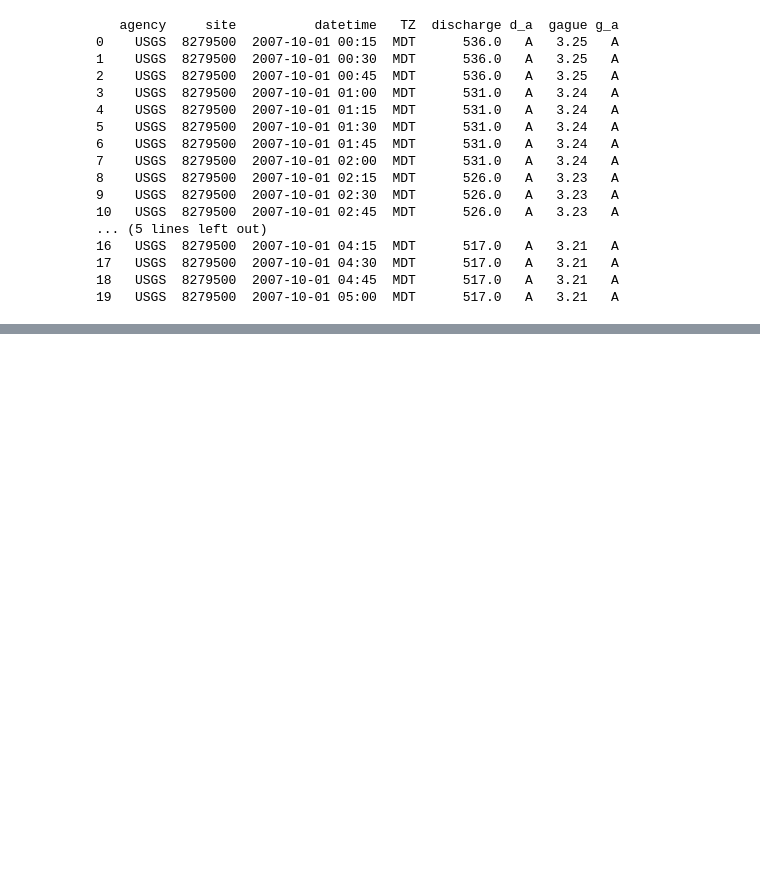
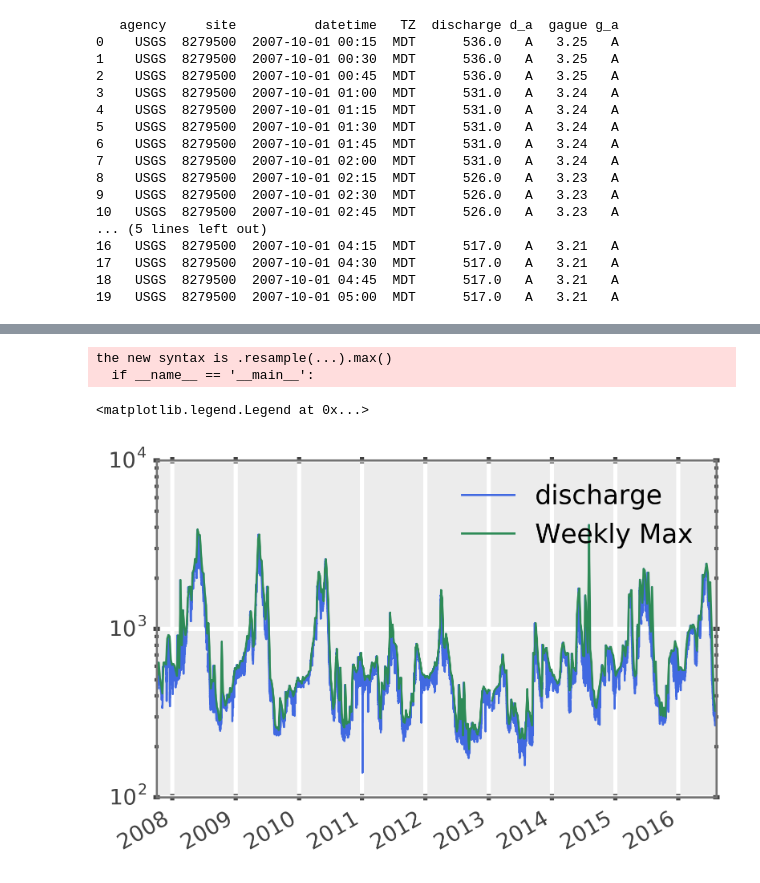
Before and after one commit to balarsen/pymc_learning, a Jupyter notebook: Stream/Embudo Streamflow.ipynb, the cells around one changed output, grey strips where cells are left out. Cells and saved outputs as stored; diff of their text form; code cells hidden in the pictures; blank space fills up the shorter version.

```diff
--- a/Stream/Embudo Streamflow.ipynb
+++ b/Stream/Embudo Streamflow.ipynb
@@ -44,0 +66,11 @@ dat['TZ'].shape
+# %%
+daily_max = dat['discharge'].resample('1w',how='max')
+dat['discharge'].plot()
+daily_max.plot(label='Weekly Max')
+plt.yscale('log')
+plt.legend()
+# %% [output]
+the new syntax is .resample(...).max()
+  if __name__ == '__main__':
+<matplotlib.legend.Legend at 0x...>
+[figure, added]
```
Also changed, not shown: parts of 16 cells of this notebook, 2 other files.
